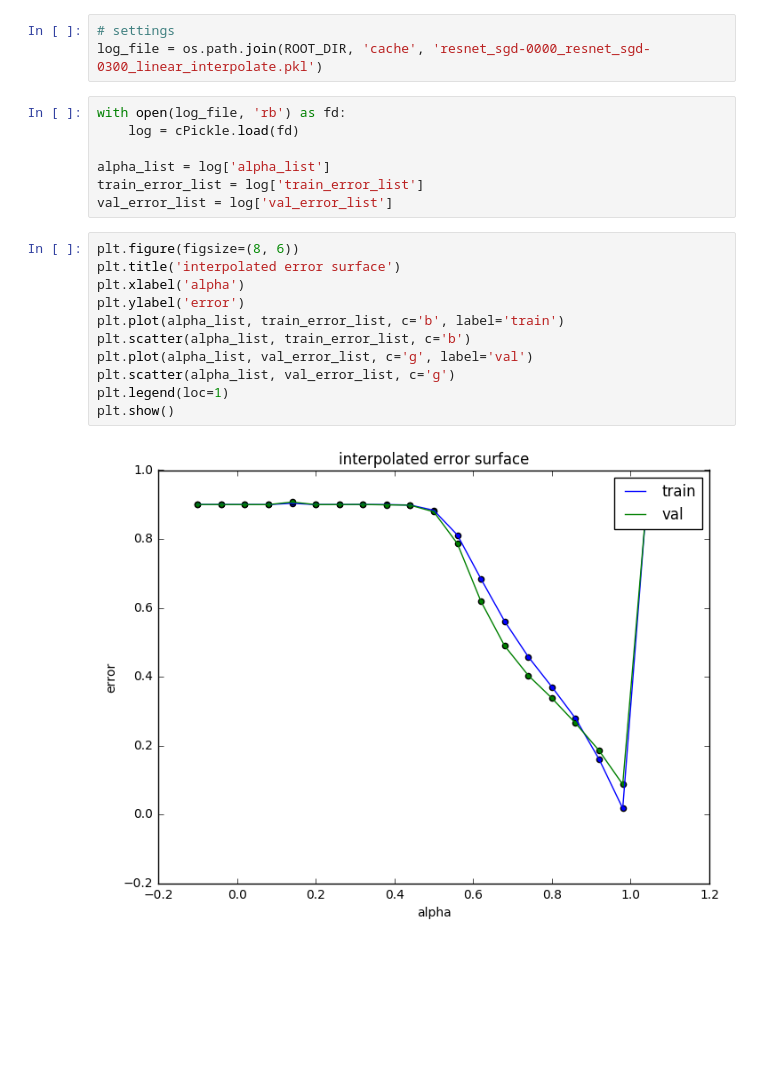
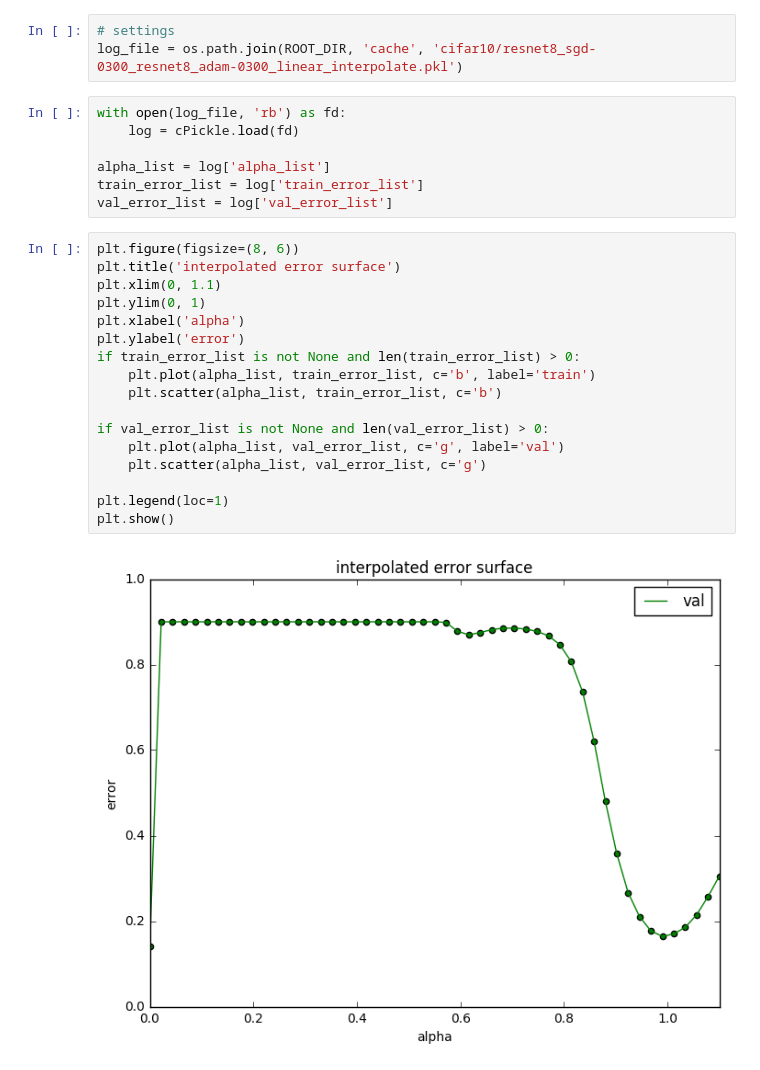
Before and after one commit to nicklhy/cnn_loss_surface, a Jupyter notebook: visualize_interpolate_2d.ipynb, the cells around one changed output. Cells and saved outputs as stored; diff of their text form; blank space fills up the shorter version.

```diff
--- a/visualize_interpolate_2d.ipynb
+++ b/visualize_interpolate_2d.ipynb
@@ -9,7 +9,7 @@ import numpy as np
 import cPickle
 # %%
 # settings
-log_file = os.path.join(ROOT_DIR, 'cache', 'resnet_sgd-0000_resnet_sgd-0300_linear_interpolate.pkl')
+log_file = os.path.join(ROOT_DIR, 'cache', 'cifar10/resnet8_sgd-0300_resnet8_adam-0300_linear_interpolate.pkl')
 # %%
 with open(log_file, 'rb') as fd:
     log = cPickle.load(fd)
@@ -20,13 +20,19 @@ val_error_list = log['val_error_list']
 # %%
 plt.figure(figsize=(8, 6))
 plt.title('interpolated error surface')
+plt.xlim(0, 1.1)
+plt.ylim(0, 1)
 plt.xlabel('alpha')
 plt.ylabel('error')
-plt.plot(alpha_list, train_error_list, c='b', label='train')
-plt.scatter(alpha_list, train_error_list, c='b')
-plt.plot(alpha_list, val_error_list, c='g', label='val')
-plt.scatter(alpha_list, val_error_list, c='g')
+if train_error_list is not None and len(train_error_list) > 0:
+    plt.plot(alpha_list, train_error_list, c='b', label='train')
+    plt.scatter(alpha_list, train_error_list, c='b')
+
+if val_error_list is not None and len(val_error_list) > 0:
+    plt.plot(alpha_list, val_error_list, c='g', label='val')
+    plt.scatter(alpha_list, val_error_list, c='g')
+
 plt.legend(loc=1)
 plt.show()
 # %% [output]
-[figure, old version]
+[figure, new version]
```
Also changed, not shown: 7 other files.
